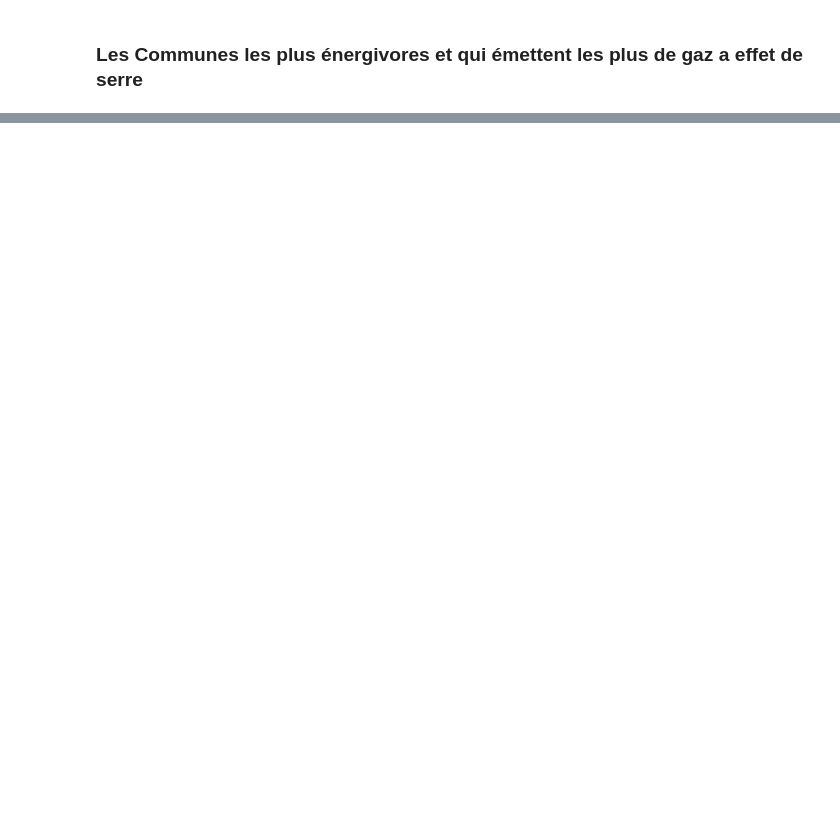
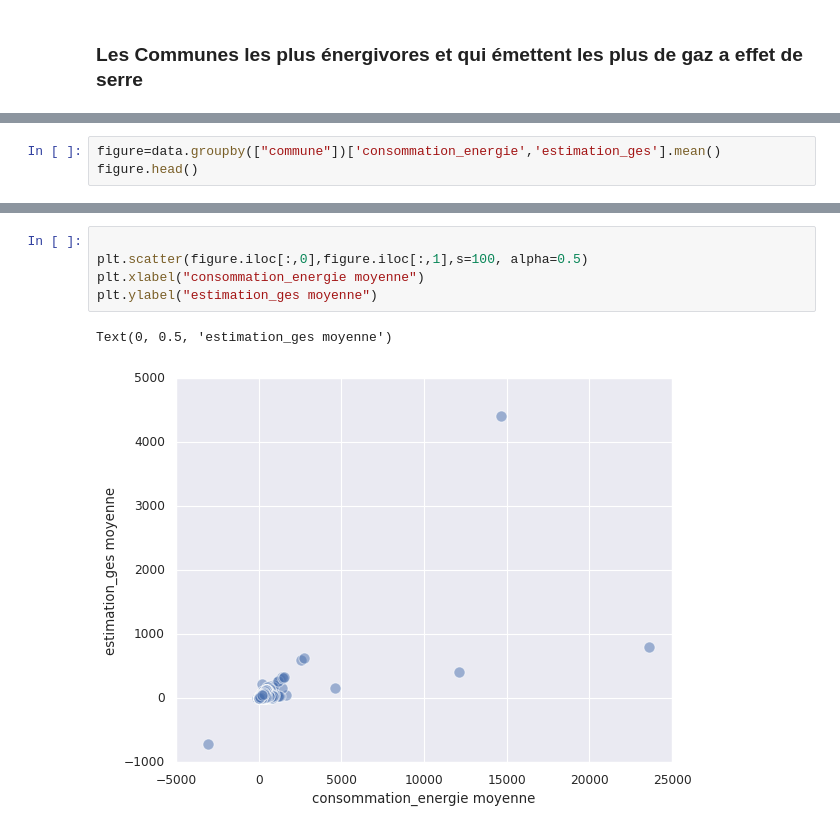
Before and after one commit to gabriel92320/data_science_project, a Jupyter notebook: Untitled.ipynb, the cells around one changed output, grey strips where cells are left out. Cells and saved outputs as stored; diff of their text form; blank space fills up the shorter version.

```diff
--- a/Untitled.ipynb
+++ b/Untitled.ipynb
@@ -163,0 +168,3 @@ KeyError: 'departement'
+# %%
+figure=data.groupby(["commune"])['consommation_energie','estimation_ges'].mean()
+figure.head()
@@ -163,0 +179,8 @@ KeyError: 'departement'
+# %%
+
+plt.scatter(figure.iloc[:,0],figure.iloc[:,1],s=100, alpha=0.5)
+plt.xlabel("consommation_energie moyenne")
+plt.ylabel("estimation_ges moyenne")
+# %% [output]
+Text(0, 0.5, 'estimation_ges moyenne')
+[figure, added]
```
Also changed, not shown: parts of 8 cells of this notebook.
